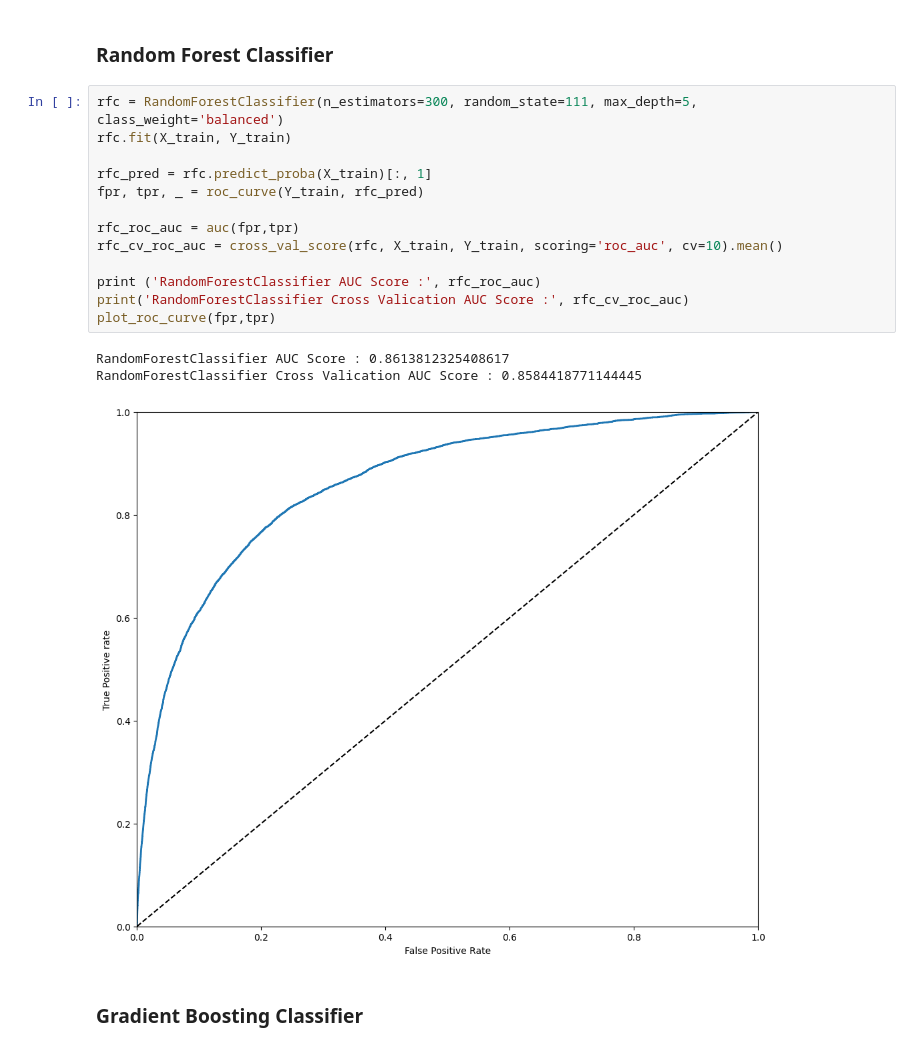
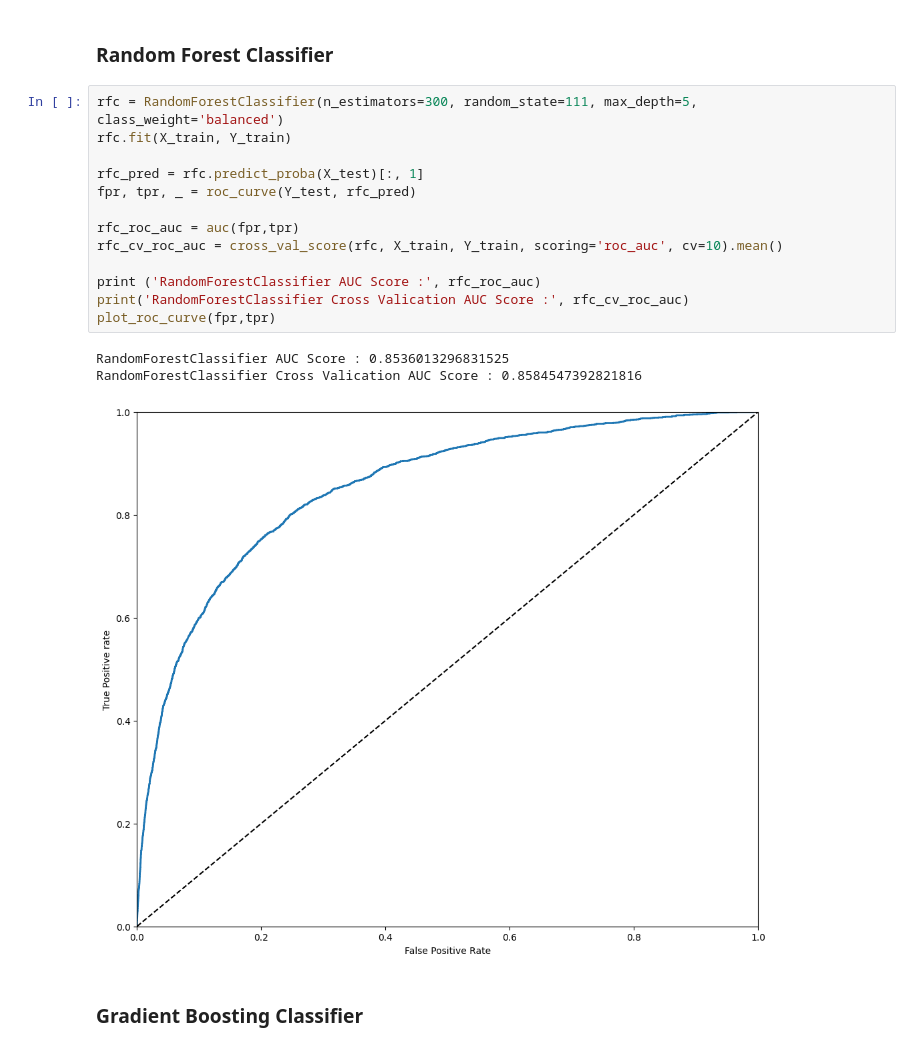
Before and after one commit to okim1227/Give-Me-Some-Credit, a Jupyter notebook: notebooks/p2_competition.ipynb, the cells around one changed output. Saved outputs shown, nothing was run; the diff lists cells and outputs as text.

```diff
--- a/notebooks/p2_competition.ipynb
+++ b/notebooks/p2_competition.ipynb
@@ -218,20 +214,20 @@ Logistic Regression Cross Validation AUC Score : 0.5856970092173521
 # %%
 rfc = RandomForestClassifier(n_estimators=300, random_state=111, max_depth=5, class_weight='balanced')
 rfc.fit(X_train, Y_train)
 
-rfc_pred = rfc.predict_proba(X_train)[:, 1]
-fpr, tpr, _ = roc_curve(Y_train, rfc_pred)
+rfc_pred = rfc.predict_proba(X_test)[:, 1]
+fpr, tpr, _ = roc_curve(Y_test, rfc_pred)
 
 rfc_roc_auc = auc(fpr,tpr)
 rfc_cv_roc_auc = cross_val_score(rfc, X_train, Y_train, scoring='roc_auc', cv=10).mean()
 
 print ('RandomForestClassifier AUC Score :', rfc_roc_auc)
 print('RandomForestClassifier Cross Valication AUC Score :', rfc_cv_roc_auc)
 plot_roc_curve(fpr,tpr)
 # %% [output]
-RandomForestClassifier AUC Score : 0.8613812325408617
-RandomForestClassifier Cross Valication AUC Score : 0.8584418771144445
+RandomForestClassifier AUC Score : 0.8536013296831525
+RandomForestClassifier Cross Valication AUC Score : 0.8584547392821816
-[figure, old version]
+[figure, new version]
 # %% [markdown]
 <h3> Gradient Boosting Classifier </h3>
 # %%
```
Also changed, not shown: parts of 15 cells of this notebook, 2 other files.
